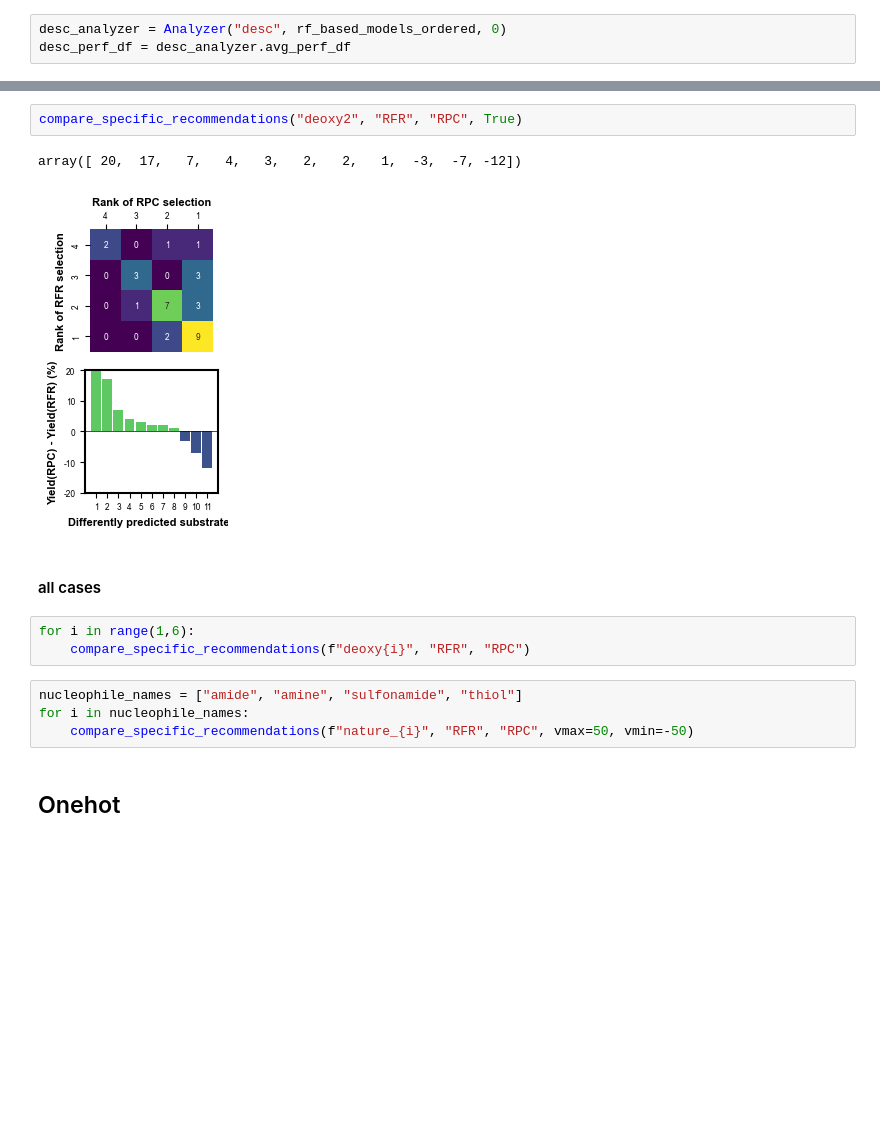
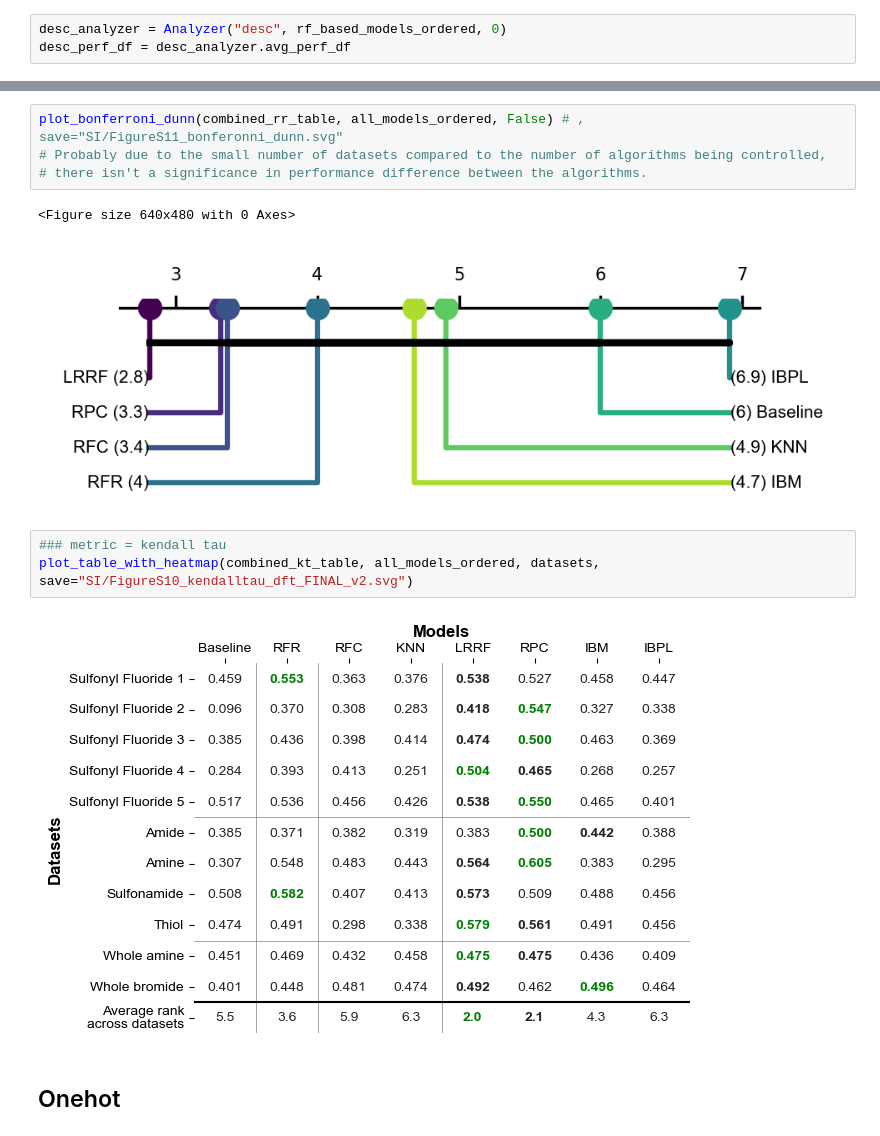
Before and after one commit to ZimmermanGroup/LabelRanking, a Jupyter notebook: performance_analysis.ipynb, the cells around one changed output, grey strips where cells are left out. Cells and saved outputs as stored; diff of their text form; blank space fills up the shorter version.

```diff
--- a/performance_analysis.ipynb
+++ b/performance_analysis.ipynb
@@ -206,17 +56,15 @@ array([ 24,  10,   7,   6,   5,   3,   2,  -3,  -3, -10, -19])
-# %%
-compare_specific_recommendations("deoxy2", "RFR", "RPC", True)
-# %% [output]
-array([ 20,  17,   7,   4,   3,   2,   2,   1,  -3,  -7, -12])
-[figure, removed]
-# %% [markdown]
-#### all cases
-# %%
-for i in range(1,6):
-    compare_specific_recommendations(f"deoxy{i}", "RFR", "RPC")
-# %%
-nucleophile_names = ["amide", "amine", "sulfonamide", "thiol"]
-for i in nucleophile_names:
-    compare_specific_recommendations(f"nature_{i}", "RFR", "RPC", vmax=50, vmin=-50)
+# %%
+plot_bonferroni_dunn(combined_rr_table, all_models_ordered, False) # , save="SI/FigureS11_bonferonni_dunn.svg"
+# Probably due to the small number of datasets compared to the number of algorithms being controlled,
+# there isn't a significance in performance difference between the algorithms.
+# %% [output]
+<Figure size 640x480 with 0 Axes>
+[figure, added]
+# %%
+### metric = kendall tau
+plot_table_with_heatmap(combined_kt_table, all_models_ordered, datasets, save="SI/FigureS10_kendalltau_dft_FINAL_v2.svg")
+# %% [output]
+[figure, added]
 # %% [markdown]
 ## Onehot
 # %%
```
Also changed, not shown: parts of 101 cells of this notebook, 12 other files.
